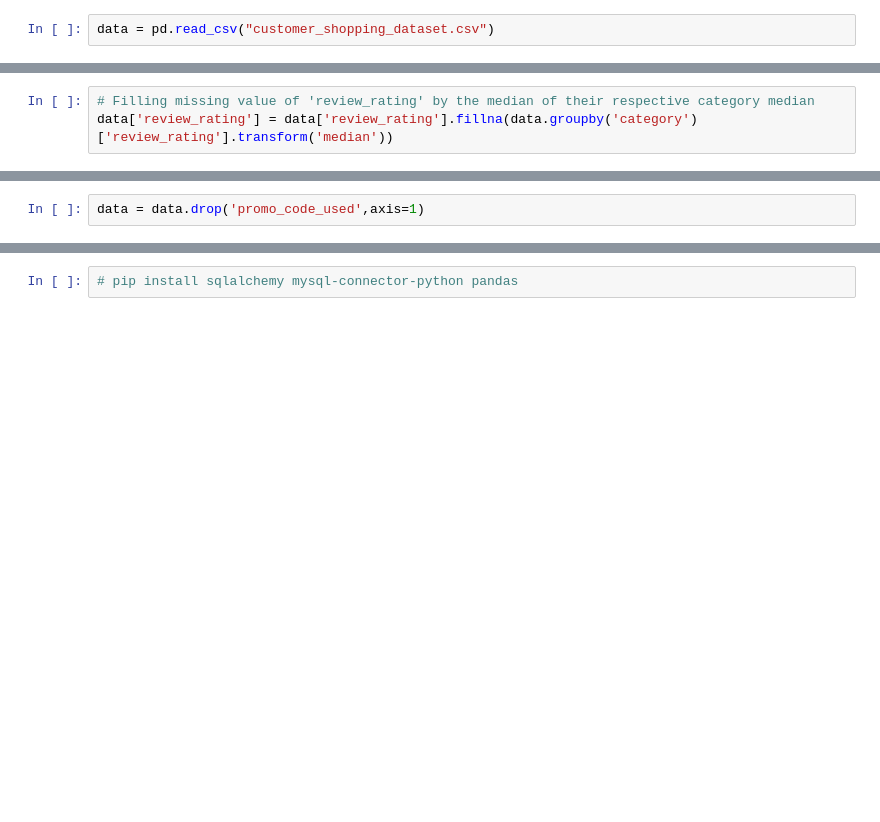
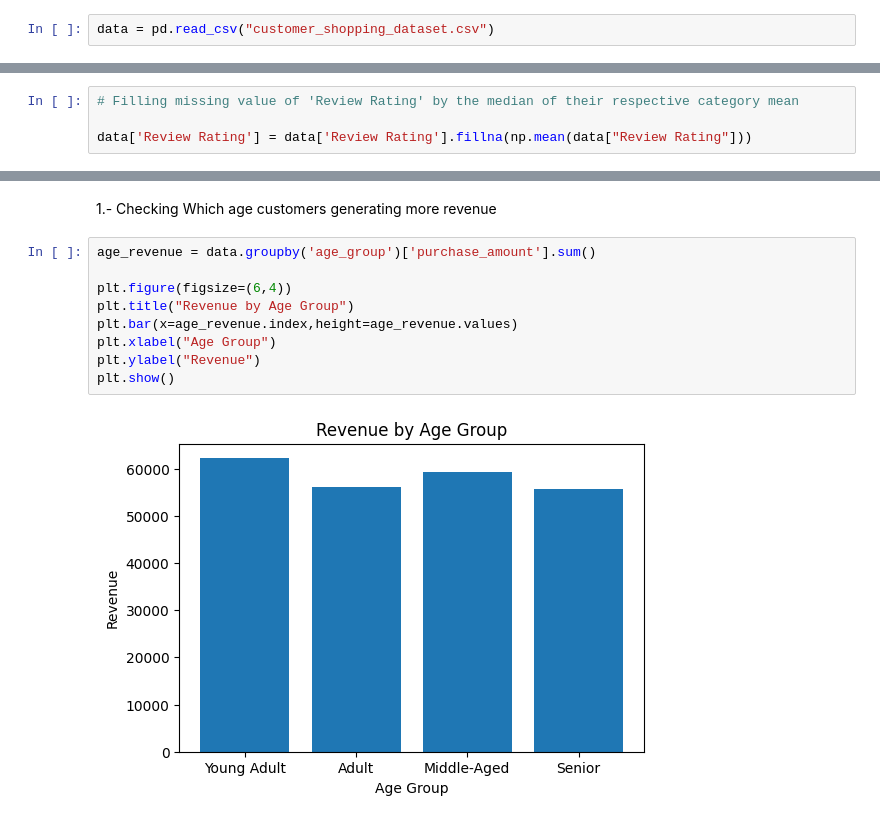
Before and after one commit to Mohitydv459/customer_behavior_analysis, a Jupyter notebook: CUSTOMER_BEHAVIOUR_ANALYSIS1.ipynb, the cells around one changed output, grey strips where cells are left out. Drawn from its saved outputs; the diff is of its cells as text; blank space fills up the shorter version.

```diff
--- a/CUSTOMER_BEHAVIOUR_ANALYSIS1.ipynb
+++ b/CUSTOMER_BEHAVIOUR_ANALYSIS1.ipynb
@@ -16,3 +68,4 @@ data.isnull().sum()
 # %%
-# Filling missing value of 'review_rating' by the median of their respective category median
-data['review_rating'] = data['review_rating'].fillna(data.groupby('category')['review_rating'].transform('median'))
+# Filling missing value of 'Review Rating' by the median of their respective category mean
+
+data['Review Rating'] = data['Review Rating'].fillna(np.mean(data["Review Rating"]))
@@ -42,4 +140,2 @@ data[['discount_applied','promo_code_used']].head(10)
-# %%
-data = data.drop('promo_code_used',axis=1)
 # %%
 data.columns
@@ -46,2 +150,13 @@ data.columns
-# %%
-# pip install sqlalchemy mysql-connector-python pandas
+# %% [markdown]
+1.- Checking Which age customers generating more revenue
+# %%
+age_revenue = data.groupby('age_group')['purchase_amount'].sum()
+
+plt.figure(figsize=(6,4))
+plt.title("Revenue by Age Group")
+plt.bar(x=age_revenue.index,height=age_revenue.values)
+plt.xlabel("Age Group")
+plt.ylabel("Revenue")
+plt.show()
+# %% [output]
+[figure, added]
```
Also changed, not shown: parts of 23 cells of this notebook.
